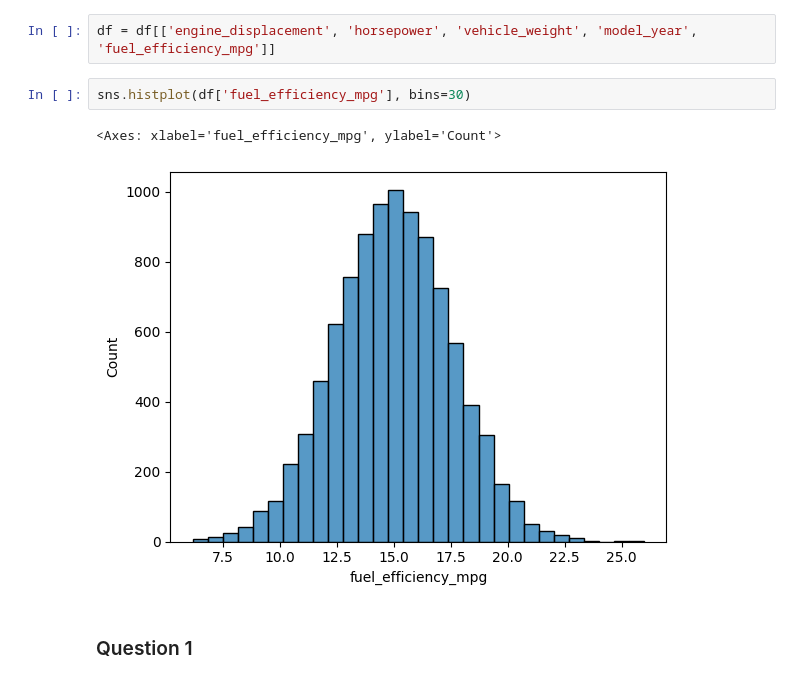
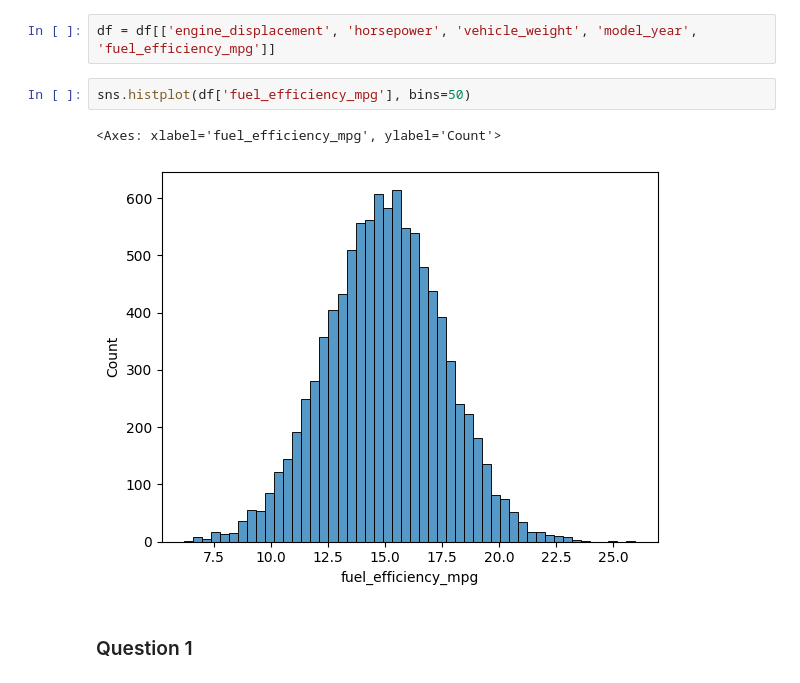
Before and after one commit to ahinski/ml-zoomcamp, a Jupyter notebook: 02-homework/honework_2.ipynb, the cells around one changed output. Cells and saved outputs as stored; diff of their text form.

```diff
--- a/02-homework/honework_2.ipynb
+++ b/02-homework/honework_2.ipynb
@@ -10,10 +10,10 @@ df = pd.read_csv('car_fuel_efficiency.csv')
 # %%
 df = df[['engine_displacement', 'horsepower', 'vehicle_weight', 'model_year', 'fuel_efficiency_mpg']]
 # %%
-sns.histplot(df['fuel_efficiency_mpg'], bins=30)
+sns.histplot(df['fuel_efficiency_mpg'], bins=50)
 # %% [output]
 <Axes: xlabel='fuel_efficiency_mpg', ylabel='Count'>
-[figure, old version]
+[figure, new version]
 # %% [markdown]
 ### Question 1
 # %%
```
Also changed, not shown: parts of 16 cells of this notebook.
